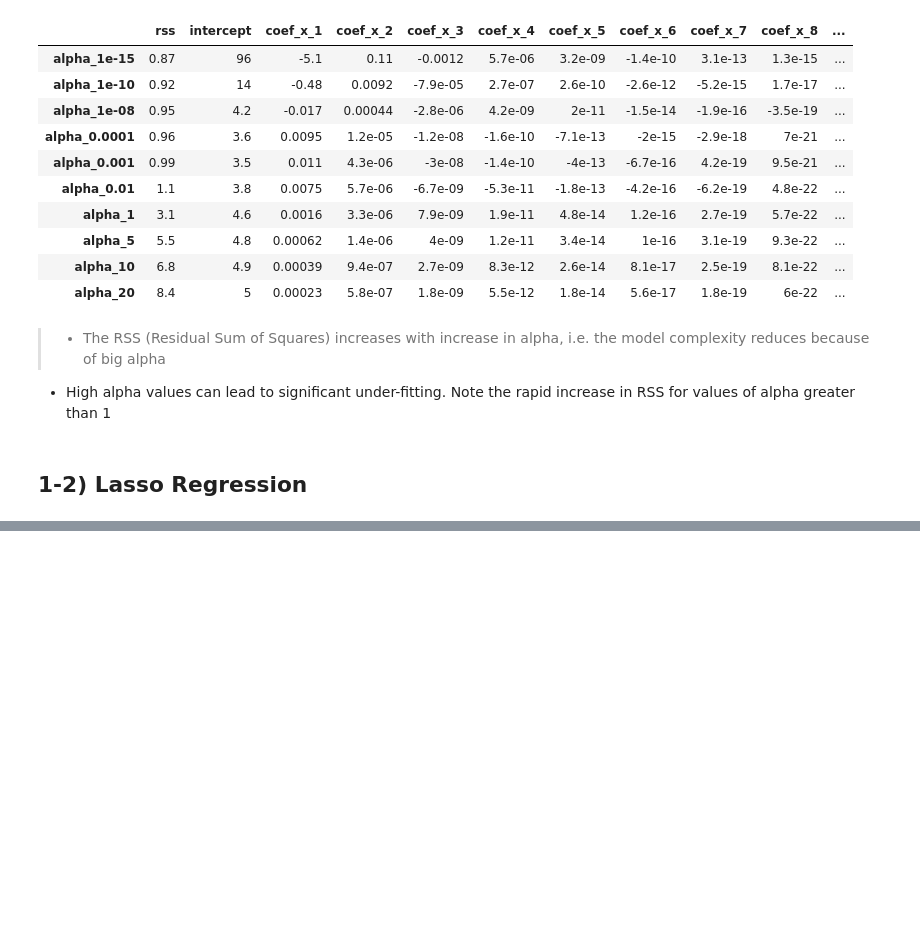
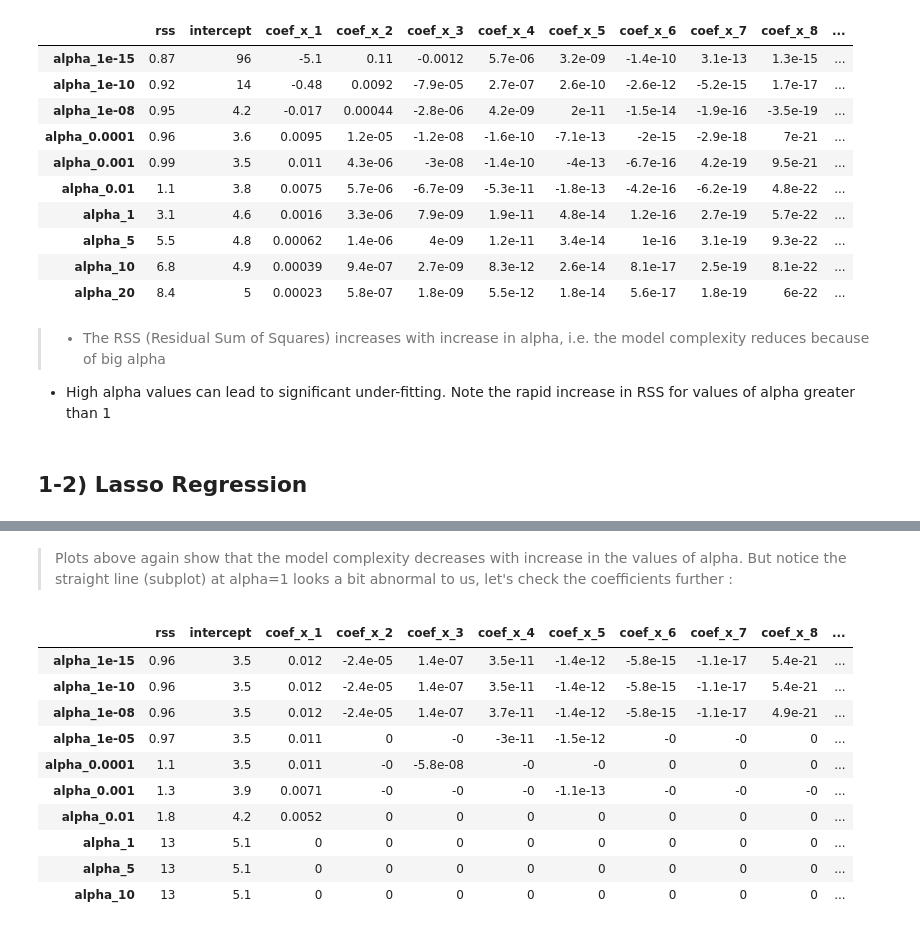
Before and after one commit to yennanliu/analysis, a Jupyter notebook: ML_/ML_Basic_L1_L2_Regularization.ipynb, the cells around one changed output, grey strips where cells are left out. Saved outputs shown, nothing was run; the diff lists cells and outputs as text; code cells hidden in the pictures; blank space fills up the shorter version.

```diff
--- a/ML_/ML_Basic_L1_L2_Regularization.ipynb
+++ b/ML_/ML_Basic_L1_L2_Regularization.ipynb
@@ -253,0 +318,19 @@ coef_matrix_ridge
+# %% [markdown]
+>Plots above again show that the model complexity decreases with increase in the values of alpha. But notice the straight line (subplot) at alpha=1
+looks a bit abnormal to us, let's check the coefficients further :
+# %%
+#Set the display format to be scientific for ease of analysis
+pd.options.display.float_format = '{:,.2g}'.format
+coef_matrix_lasso
+# %% [output]
+|  | rss | intercept | coef_x_1 | coef_x_2 | coef_x_3 | coef_x_4 | coef_x_5 | coef_x_6 | coef_x_7 | coef_x_8 | ... |
+| alpha_1e-15 | 0.96 | 3.5 | 0.012 | -2.4e-05 | 1.4e-07 | 3.5e-11 | -1.4e-12 | -5.8e-15 | -1.1e-17 | 5.4e-21 | ... |
+| alpha_1e-10 | 0.96 | 3.5 | 0.012 | -2.4e-05 | 1.4e-07 | 3.5e-11 | -1.4e-12 | -5.8e-15 | -1.1e-17 | 5.4e-21 | ... |
+| alpha_1e-08 | 0.96 | 3.5 | 0.012 | -2.4e-05 | 1.4e-07 | 3.7e-11 | -1.4e-12 | -5.8e-15 | -1.1e-17 | 4.9e-21 | ... |
+| alpha_1e-05 | 0.97 | 3.5 | 0.011 | 0 | -0 | -3e-11 | -1.5e-12 | -0 | -0 | 0 | ... |
+| alpha_0.0001 | 1.1 | 3.5 | 0.011 | -0 | -5.8e-08 | -0 | -0 | 0 | 0 | 0 | ... |
+| alpha_0.001 | 1.3 | 3.9 | 0.0071 | -0 | -0 | -0 | -1.1e-13 | -0 | -0 | -0 | ... |
+| alpha_0.01 | 1.8 | 4.2 | 0.0052 | 0 | 0 | 0 | 0 | 0 | 0 | 0 | ... |
+| alpha_1 | 13 | 5.1 | 0 | 0 | 0 | 0 | 0 | 0 | 0 | 0 | ... |
+| alpha_5 | 13 | 5.1 | 0 | 0 | 0 | 0 | 0 | 0 | 0 | 0 | ... |
+| alpha_10 | 13 | 5.1 | 0 | 0 | 0 | 0 | 0 | 0 | 0 | 0 | ... |
```
Also changed, not shown: parts of 7 cells of this notebook.
